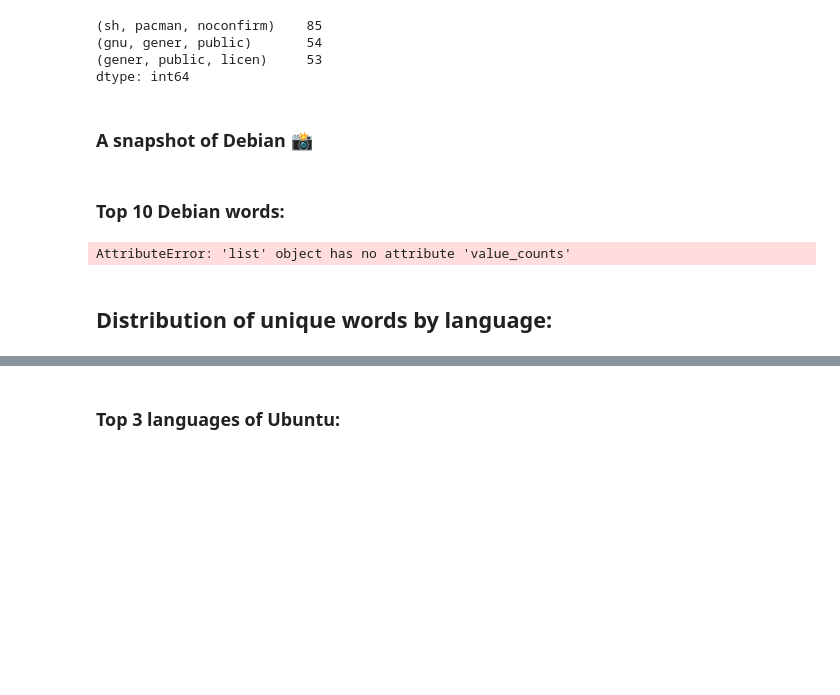
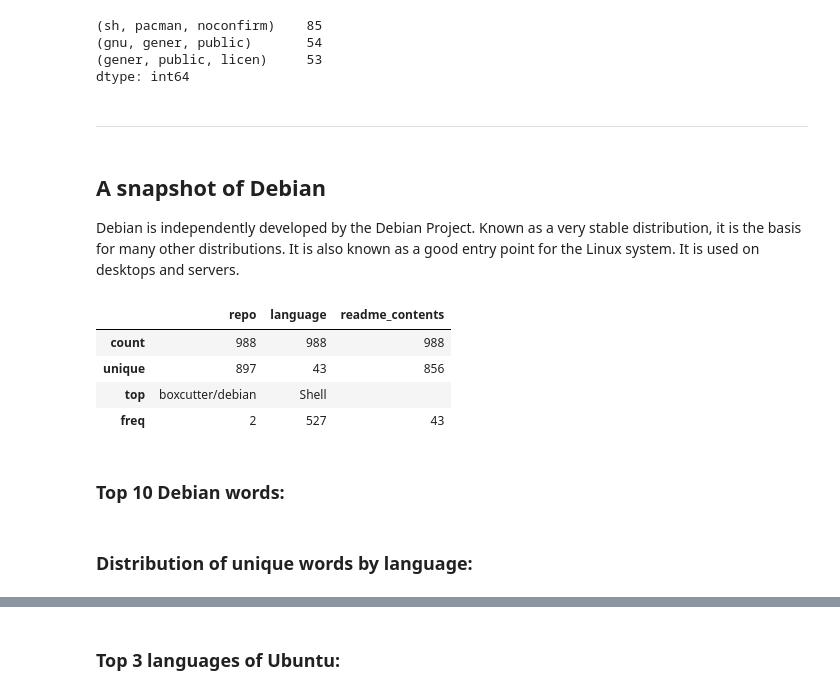
Before and after one commit to jemison-nlp-AnJeSt/github-NLP-project, a Jupyter notebook: Final_Notebook.ipynb, the cells around one changed output, grey strips where cells are left out. Saved outputs shown, nothing was run; the diff lists cells and outputs as text; code cells hidden in the pictures; blank space fills up the shorter version.

```diff
--- a/Final_Notebook.ipynb
+++ b/Final_Notebook.ipynb
@@ -428,19 +412,25 @@ explore.top_3_arch_trigrams(arch_corpus)
 (gnu, gener, public)       54
 (gener, public, licen)     53
 dtype: int64
+# %% [markdown]
+______________________
 # %% [markdown]
-### A snapshot of Debian 📸
+## A snapshot of Debian
+Debian is independently developed by the Debian Project.  Known as a very stable distribution, it is the basis for many other distributions. It is also known as a good entry point for the Linux system. It is used on desktops and servers.
 # %%
 df_debian = explore.debian_subset()
+df_debian.describe()
+# %% [output]
+|  | repo | language | readme_contents |
+| count | 988 | 988 | 988 |
+| unique | 897 | 43 | 856 |
+| top | boxcutter/debian | Shell |  |
+| freq | 2 | 527 | 43 |
 # %% [markdown]
 ### Top 10 Debian words:
 # %%
 debian_corpus = explore.debian_corpus(df_debian)
-# %%
-debian_corpus.value_counts().nlargest(10)
-# %% [output]
-AttributeError: 'list' object has no attribute 'value_counts'
 # %% [markdown]
-## Distribution of unique words by language:
+### Distribution of unique words by language:
 # %%
 explore.debian_unique_words_by_lang(df_debian)
```
Also changed, not shown: parts of 16 cells of this notebook.
